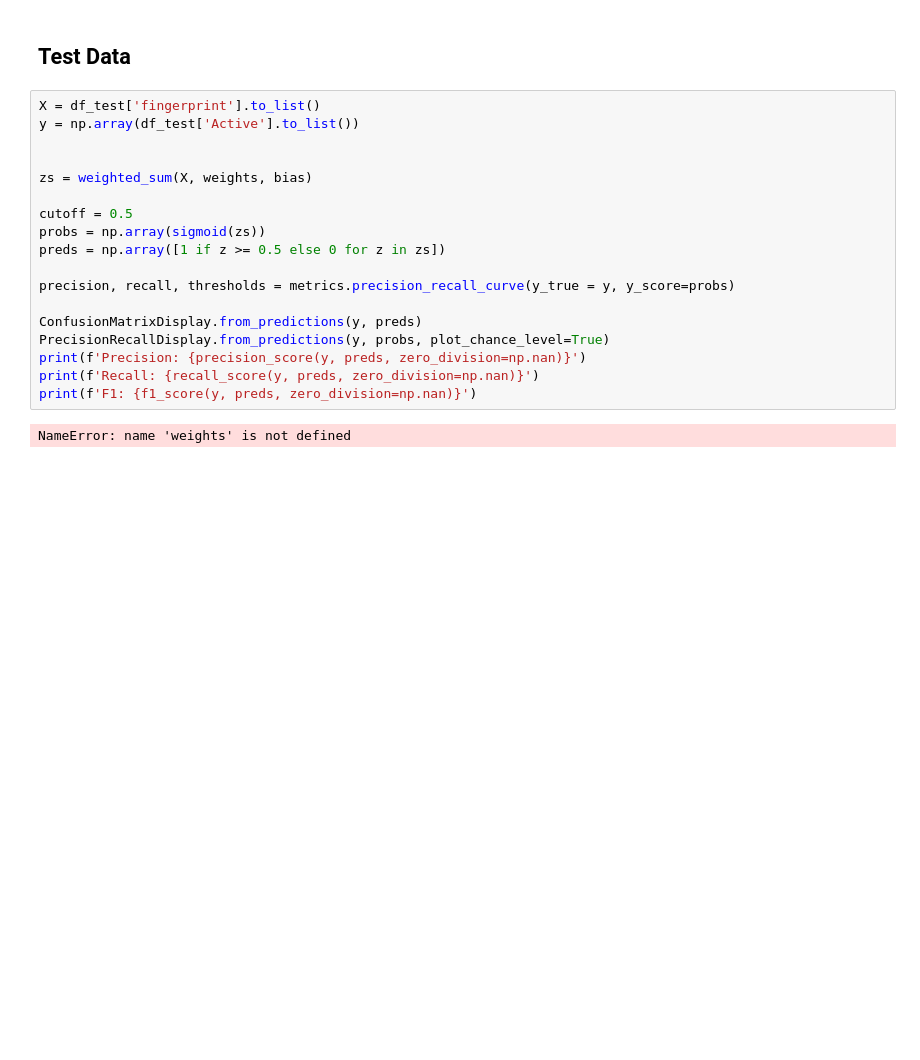
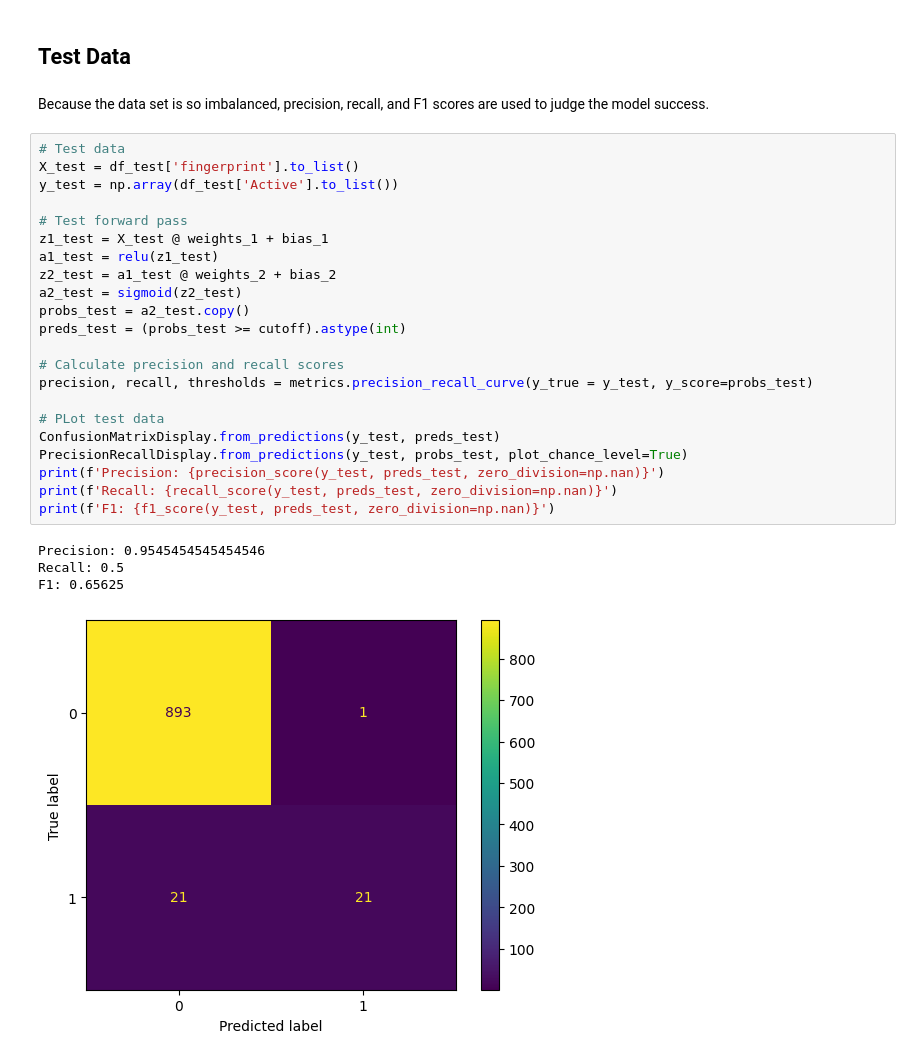
Before and after one commit to dppiper/Tox21-Neural-Network-From-Scratch, a Jupyter notebook: multi_layer_model/multi_layer_model.ipynb, the cells around one changed output. Drawn from its saved outputs; the diff is of its cells as text; blank space fills up the shorter version.

Commit message:
Add test data visualizations

```diff
--- a/multi_layer_model/multi_layer_model.ipynb
+++ b/multi_layer_model/multi_layer_model.ipynb
@@ -239,22 +222,31 @@ F1: 0.6749482401656315
 # %% [markdown]
 ## Test Data
+# %% [markdown]
+Because the data set is so imbalanced, precision, recall, and F1 scores are used to judge the model success.
 # %%
-X = df_test['fingerprint'].to_list()
-y = np.array(df_test['Active'].to_list())
+# Test data
+X_test = df_test['fingerprint'].to_list()
+y_test = np.array(df_test['Active'].to_list())
 
+# Test forward pass
+z1_test = X_test @ weights_1 + bias_1
+a1_test = relu(z1_test)
+z2_test = a1_test @ weights_2 + bias_2
+a2_test = sigmoid(z2_test)
+probs_test = a2_test.copy()
+preds_test = (probs_test >= cutoff).astype(int)
 
-zs = weighted_sum(X, weights, bias)
+# Calculate precision and recall scores
+precision, recall, thresholds = metrics.precision_recall_curve(y_true = y_test, y_score=probs_test)
 
-cutoff = 0.5
-probs = np.array(sigmoid(zs))
-preds = np.array([1 if z >= 0.5 else 0 for z in zs])
-
-precision, recall, thresholds = metrics.precision_recall_curve(y_true = y, y_score=probs)
-
-ConfusionMatrixDisplay.from_predictions(y, preds)
-PrecisionRecallDisplay.from_predictions(y, probs, plot_chance_level=True)
-print(f'Precision: {precision_score(y, preds, zero_division=np.nan)}')
-print(f'Recall: {recall_score(y, preds, zero_division=np.nan)}')
-print(f'F1: {f1_score(y, preds, zero_division=np.nan)}')
+# PLot test data
+ConfusionMatrixDisplay.from_predictions(y_test, preds_test)
+PrecisionRecallDisplay.from_predictions(y_test, probs_test, plot_chance_level=True)
+print(f'Precision: {precision_score(y_test, preds_test, zero_division=np.nan)}')
+print(f'Recall: {recall_score(y_test, preds_test, zero_division=np.nan)}')
+print(f'F1: {f1_score(y_test, preds_test, zero_division=np.nan)}')
 # %% [output]
-NameError: name 'weights' is not defined
+Precision: 0.9545454545454546
+Recall: 0.5
+F1: 0.65625
+[figure, added]
```
Also changed, not shown: parts of 4 cells of this notebook.
